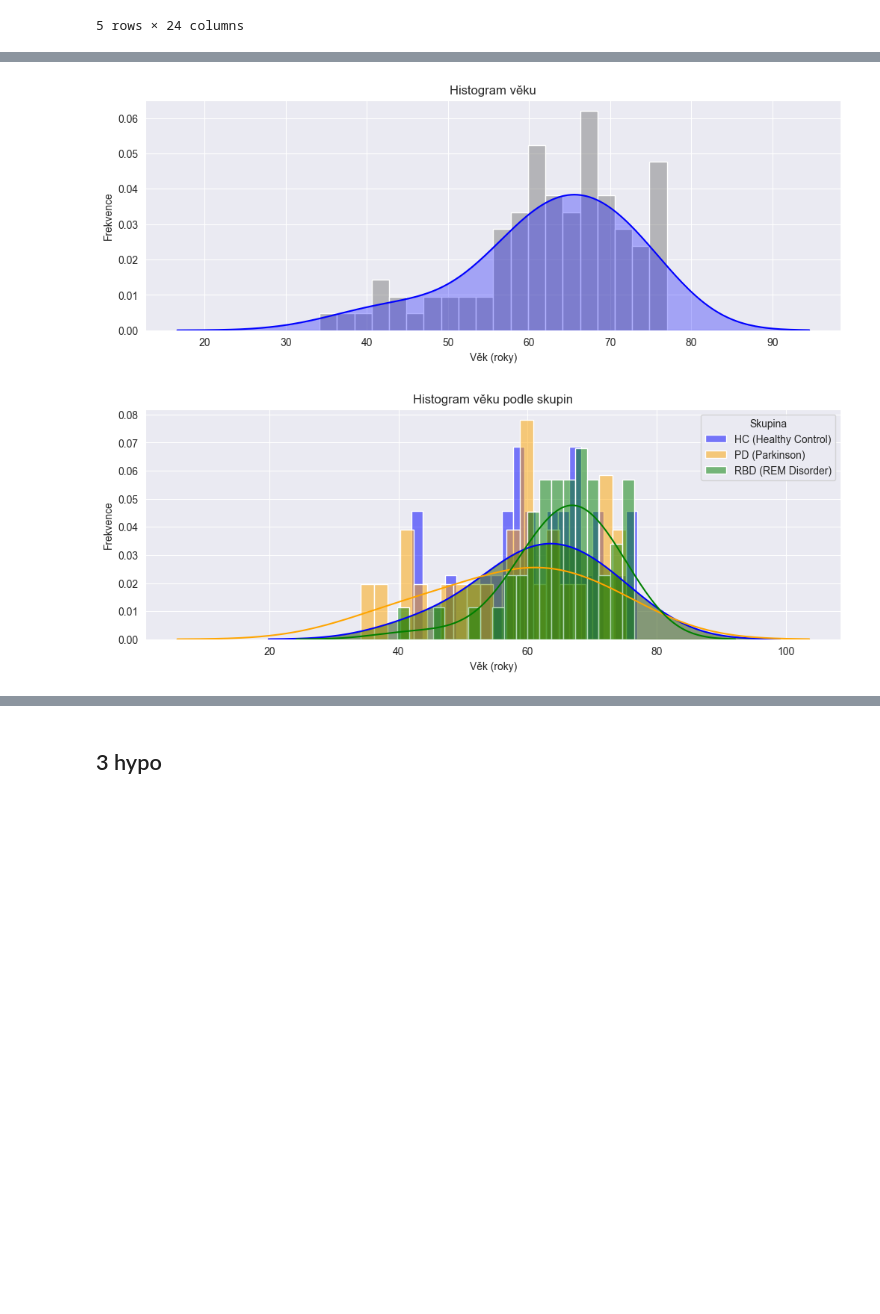
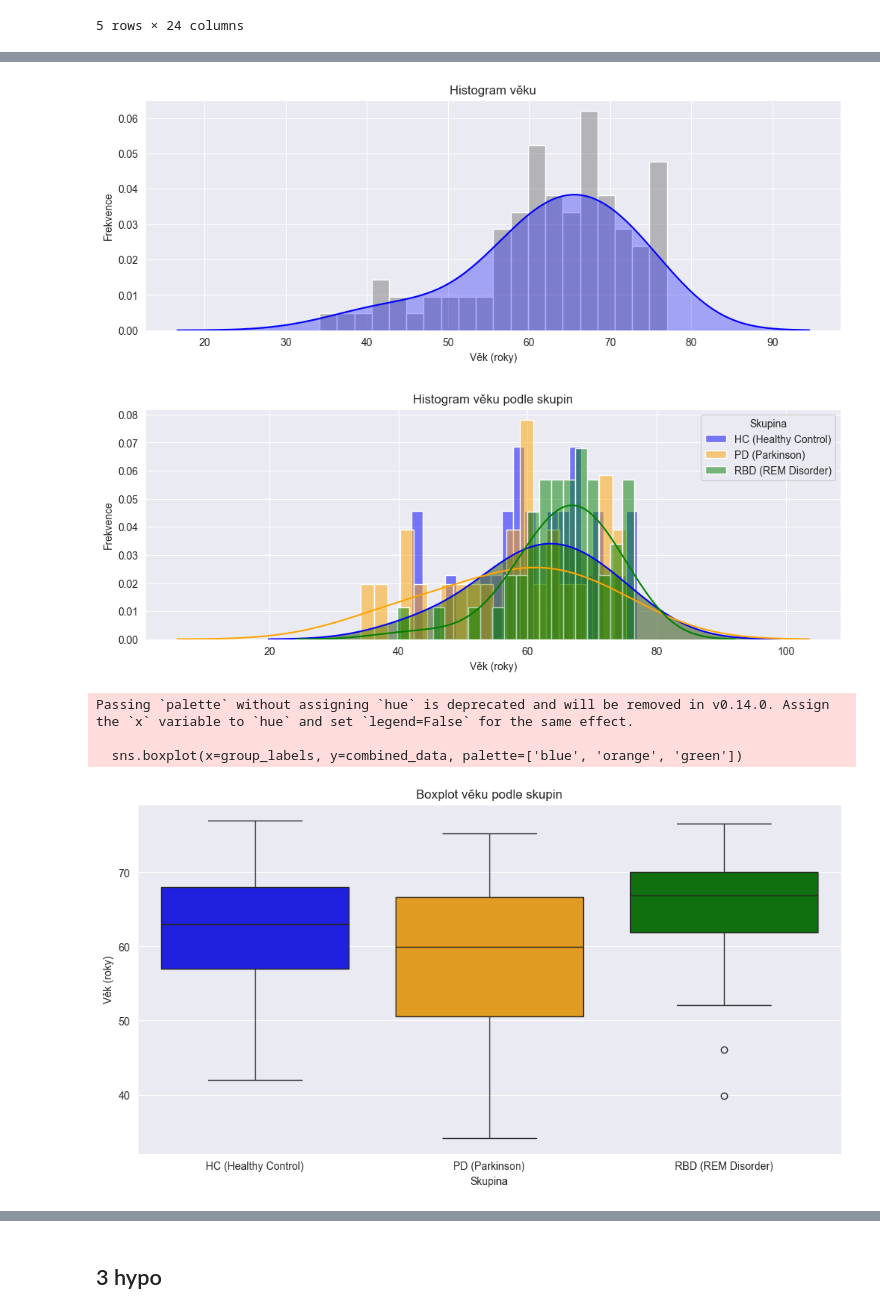
Before and after one commit to BarboraKindl/aeda_semstralka, a Jupyter notebook: aeda_semestralka.ipynb, the cells around one changed output, grey strips where cells are left out. Drawn from its saved outputs; the diff is of its cells as text; code cells hidden in the pictures; blank space fills up the shorter version.

Commit message:
update: plots and save

```diff
--- a/aeda_semestralka.ipynb
+++ b/aeda_semestralka.ipynb
@@ -155,14 +189,22 @@ def plot_generalized_with_pdf(hc_data, pd_data, rbd_data, data_cleaned, scatter_
 # %%
-plot_generalized_with_pdf(
+plot_generalized_with_boxplots(
     hc_data, pd_data, rbd_data, data_cleaned,
     scatter_x='Age', scatter_y='Hor_Anti_Latency',
     scatter_title='Age vs Horizontal Antisaccades Reaction Time',
     scatter_xlabel='Age (years)', scatter_ylabel='Reaction Time (ms)',
     hist_col='Age',
-    hist_title='Histogram věku', hist_xlabel='Věk (roky)', hist_ylabel='Frekvence'
+    hist_title='Histogram věku',
+    hist_xlabel='Věk (roky)', hist_ylabel='Frekvence',
+    boxplot_col='Age',
+    boxplot_title='Boxplot věku podle skupin',
+    boxplot_xlabel='Skupina', boxplot_ylabel='Věk (roky)'
 )
 # %% [output]
 [figure]
 [figure]
 [figure]
+Passing `palette` without assigning `hue` is deprecated and will be removed in v0.14.0. Assign the `x` variable to `hue` and set `legend=False` for the same effect.
+
+  sns.boxplot(x=group_labels, y=combined_data, palette=['blue', 'orange', 'green'])
+[figure, added]
 # %%
```
Also changed, not shown: parts of 3 cells of this notebook.
